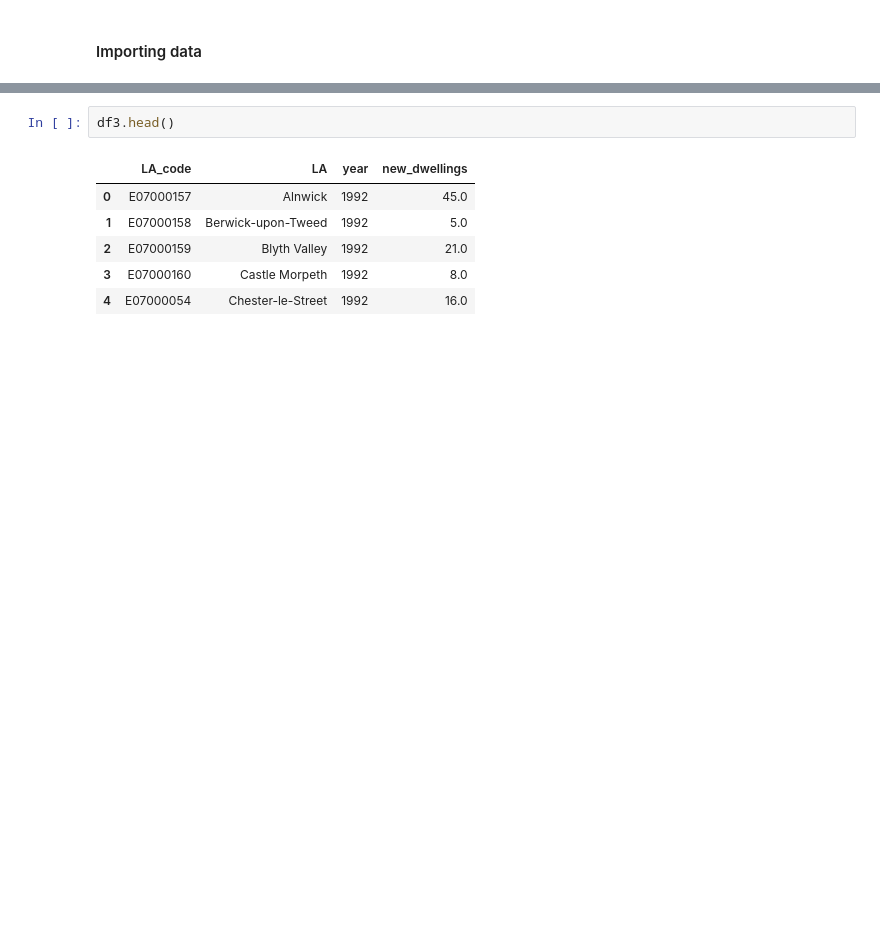
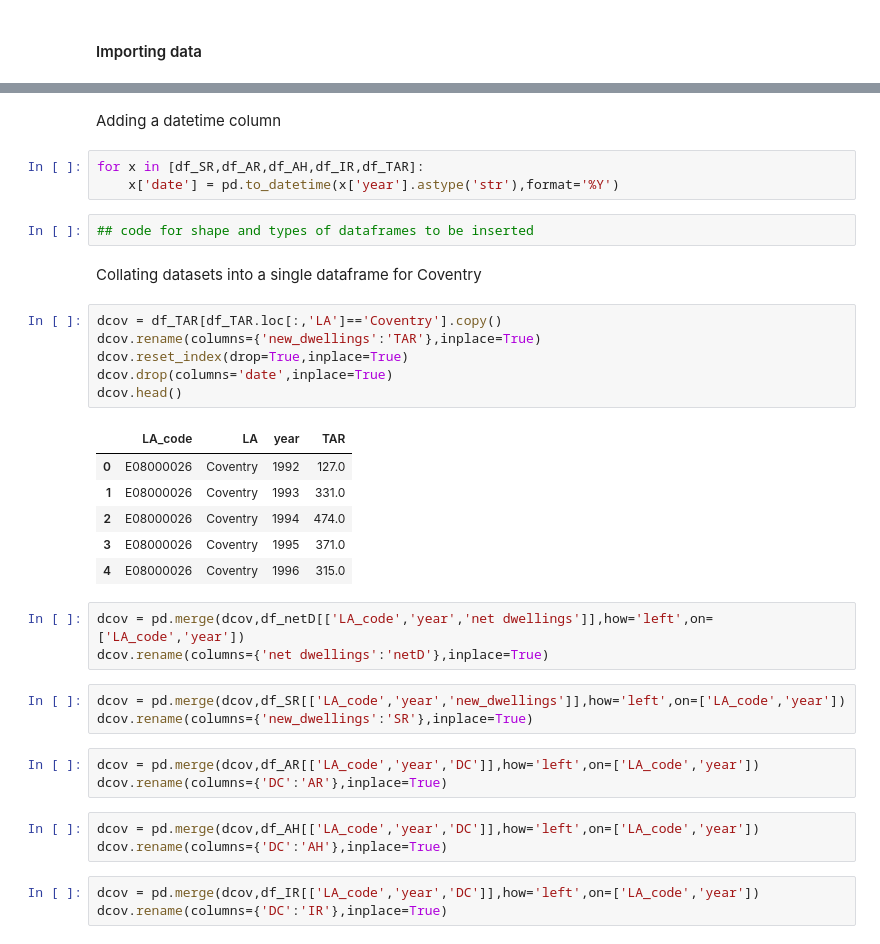
Before and after one commit to potato-bit/RA, a Jupyter notebook: cleaned datasets/analysis_h6.ipynb, the cells around one changed output, grey strips where cells are left out. Saved outputs shown, nothing was run; the diff lists cells and outputs as text; blank space fills up the shorter version.

```diff
--- a/cleaned datasets/analysis_h6.ipynb
+++ b/cleaned datasets/analysis_h6.ipynb
@@ -71,9 +59,37 @@ df2.head()
-# %%
-df3.head()
-# %% [output]
-|  | LA_code | LA | year | new_dwellings |
-| 0 | E07000157 | Alnwick | 1992 | 45.0 |
-| 1 | E07000158 | Berwick-upon-Tweed | 1992 | 5.0 |
-| 2 | E07000159 | Blyth Valley | 1992 | 21.0 |
-| 3 | E07000160 | Castle Morpeth | 1992 | 8.0 |
-| 4 | E07000054 | Chester-le-Street | 1992 | 16.0 |
+# %% [markdown]
+Adding a datetime column
+# %%
+for x in [df_SR,df_AR,df_AH,df_IR,df_TAR]:
+    x['date'] = pd.to_datetime(x['year'].astype('str'),format='%Y')
+# %%
+## code for shape and types of dataframes to be inserted
+# %% [markdown]
+Collating datasets into a single dataframe for Coventry
+# %%
+dcov = df_TAR[df_TAR.loc[:,'LA']=='Coventry'].copy()
+dcov.rename(columns={'new_dwellings':'TAR'},inplace=True)
+dcov.reset_index(drop=True,inplace=True)
+dcov.drop(columns='date',inplace=True)
+dcov.head()
+# %% [output]
+|  | LA_code | LA | year | TAR |
+| 0 | E08000026 | Coventry | 1992 | 127.0 |
+| 1 | E08000026 | Coventry | 1993 | 331.0 |
+| 2 | E08000026 | Coventry | 1994 | 474.0 |
+| 3 | E08000026 | Coventry | 1995 | 371.0 |
+| 4 | E08000026 | Coventry | 1996 | 315.0 |
+# %%
+dcov = pd.merge(dcov,df_netD[['LA_code','year','net dwellings']],how='left',on=['LA_code','year'])
+dcov.rename(columns={'net dwellings':'netD'},inplace=True)
+# %%
+dcov = pd.merge(dcov,df_SR[['LA_code','year','new_dwellings']],how='left',on=['LA_code','year'])
+dcov.rename(columns={'new_dwellings':'SR'},inplace=True)
+# %%
+dcov = pd.merge(dcov,df_AR[['LA_code','year','DC']],how='left',on=['LA_code','year'])
+dcov.rename(columns={'DC':'AR'},inplace=True)
+# %%
+dcov = pd.merge(dcov,df_AH[['LA_code','year','DC']],how='left',on=['LA_code','year'])
+dcov.rename(columns={'DC':'AH'},inplace=True)
+# %%
+dcov = pd.merge(dcov,df_IR[['LA_code','year','DC']],how='left',on=['LA_code','year'])
+dcov.rename(columns={'DC':'IR'},inplace=True)
```
Also changed, not shown: parts of 24 cells of this notebook.
